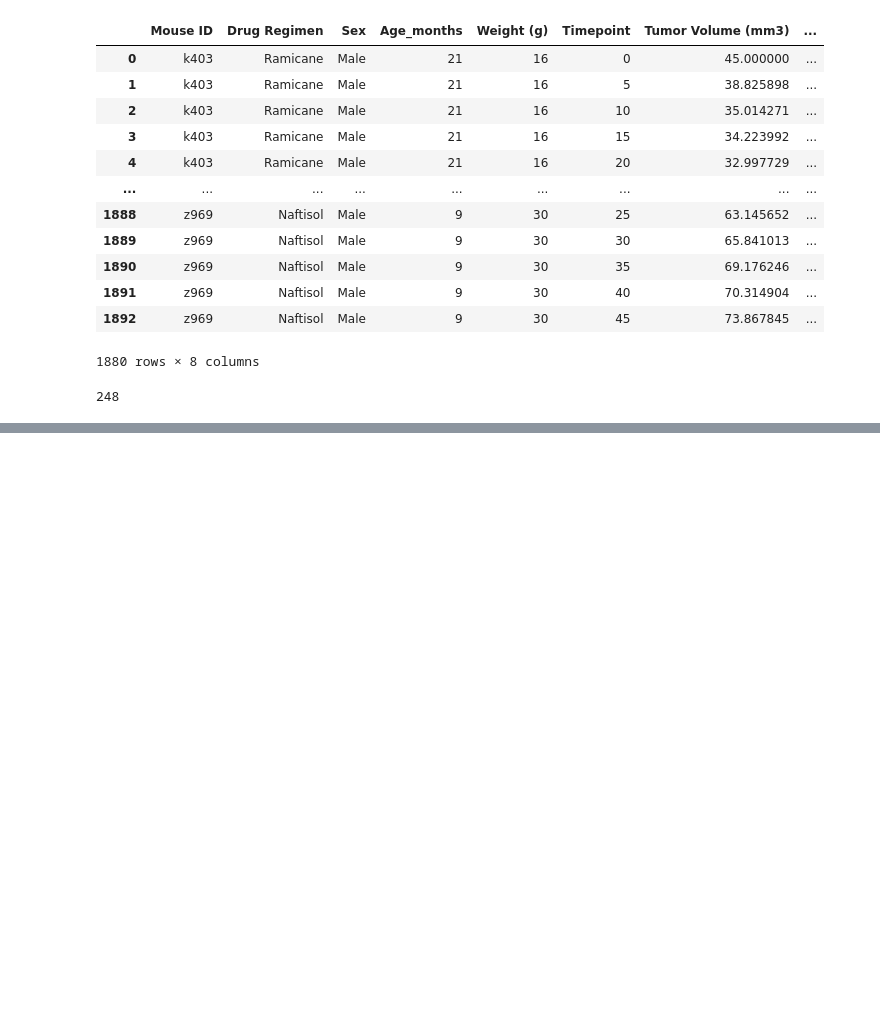
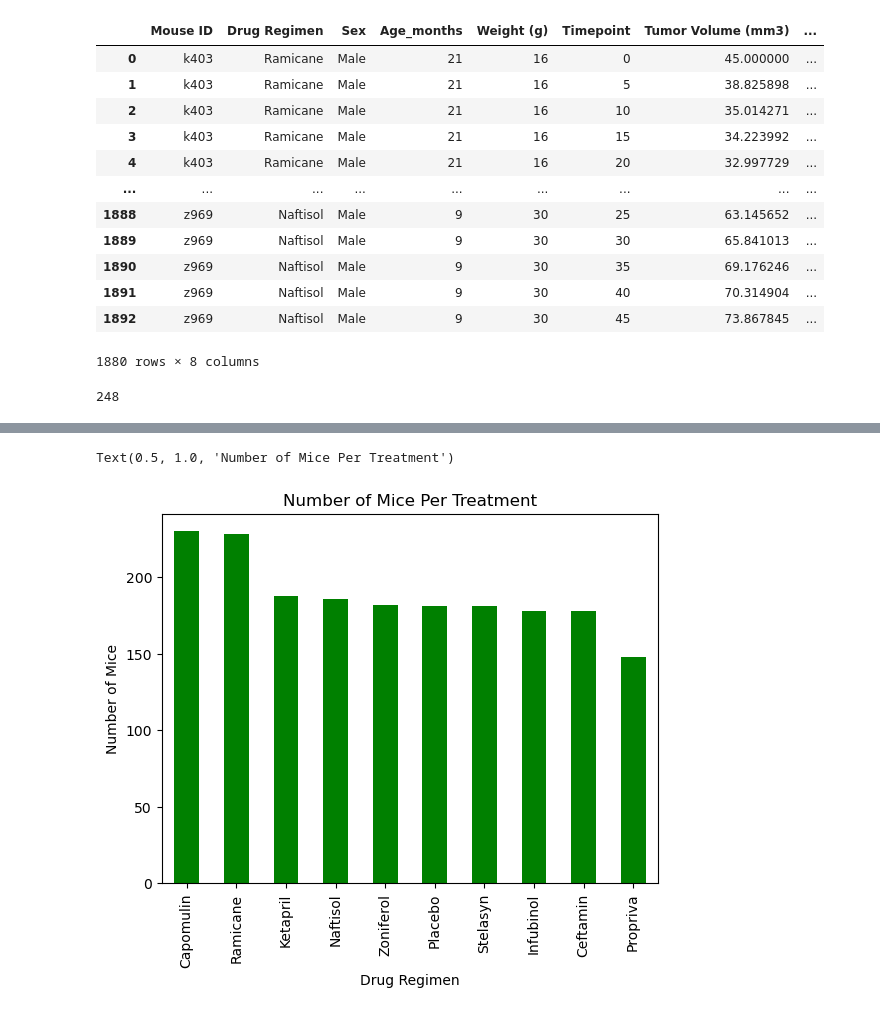
Before and after one commit to emichellet/pymaceuticals-code, a Jupyter notebook: pymaceuticals, inc..ipynb, the cells around one changed output, grey strips where cells are left out. Saved outputs shown, nothing was run; the diff lists cells and outputs as text; code cells hidden in the pictures; blank space fills up the shorter version.

```diff
--- a/pymaceuticals, inc..ipynb
+++ b/pymaceuticals, inc..ipynb
@@ -105,0 +137,5 @@ summary_stats_table = pd.DataFrame({"Mean"})
+# %%
+# Create a group series using the 'Drug Regimen' column and count the number of data ponts for each drug regimen.
+
+mice_count = clean_df["Drug Regimen"].value_counts()
+mice_count
@@ -105,0 +154,11 @@ summary_stats_table = pd.DataFrame({"Mean"})
+# %%
+# Create a Pandas bar plot utilizing the group series above and format it
+plot_pandas = mice_count.plot.bar(color='g')
+
+# Set the labels for xlabel, ylabel, and title the plot
+plt.xlabel("Drug Regimen")
+plt.ylabel("Number of Mice")
+plt.title("Number of Mice Per Treatment")
+# %% [output]
+Text(0.5, 1.0, 'Number of Mice Per Treatment')
+[figure, added]
```
Also changed, not shown: parts of 29 cells of this notebook, 2 other files.
